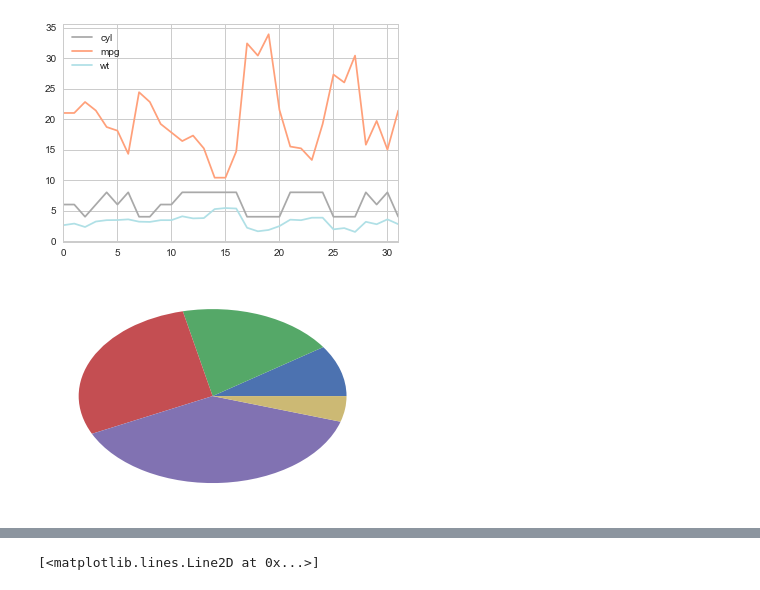
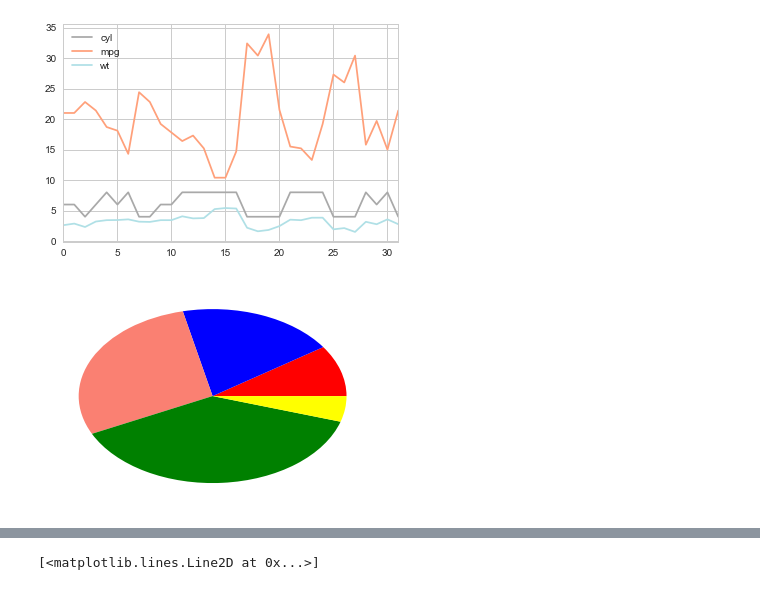
Before and after one commit to cskc97/DataSciencePython, a Jupyter notebook: Basics of Data Visualization/Plot Formatting.ipynb, the cells around one changed output, grey strips where cells are left out. Drawn from its saved outputs; the diff is of its cells as text; code cells hidden in the pictures.

```diff
--- a/Basics of Data Visualization/Plot Formatting.ipynb
+++ b/Basics of Data Visualization/Plot Formatting.ipynb
@@ -121,14 +121,16 @@ df.plot(color=color_theme)
 [figure]
 # %%
 pChartVals = [1,2,3,4,0.5]
-plt.pie(pChartVals)
-plt.show()
+# plt.pie(pChartVals)
+# plt.show()
 
 #customizing colors
 
-color_theme = ["red","blue","salmon"]
+color_theme = ["red","blue","salmon","green","yellow","violet"]
+plt.pie(pChartVals,colors=color_theme)
+plt.show()
 # %% [output]
-[figure, old version]
+[figure, new version]
 # %%
 x1 = range(0,10)
 y1 = [10,9,8,7,6,5,4,3,2,1]
```
Also changed, not shown: parts of 1 cell of this notebook.
